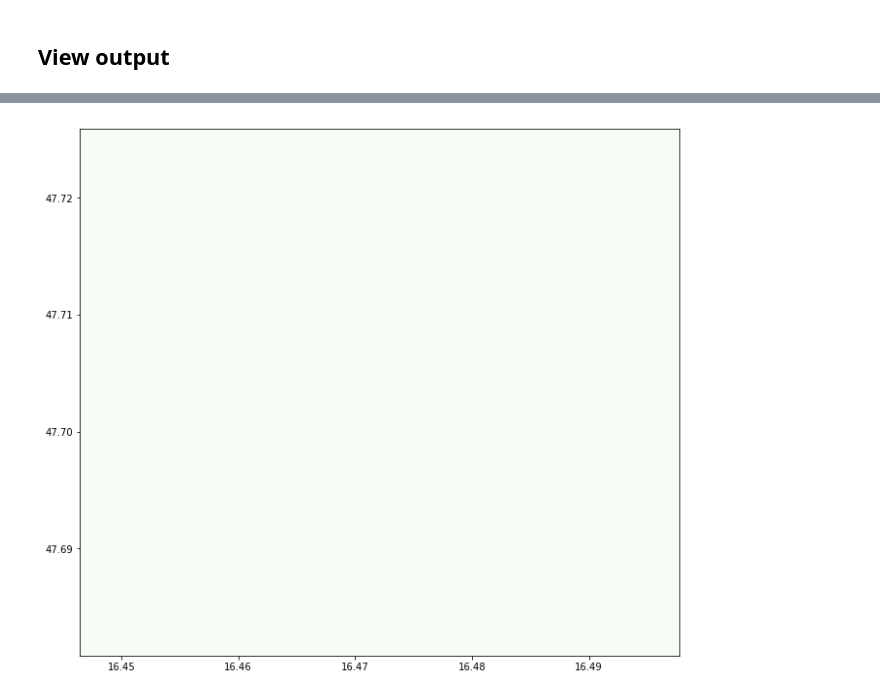
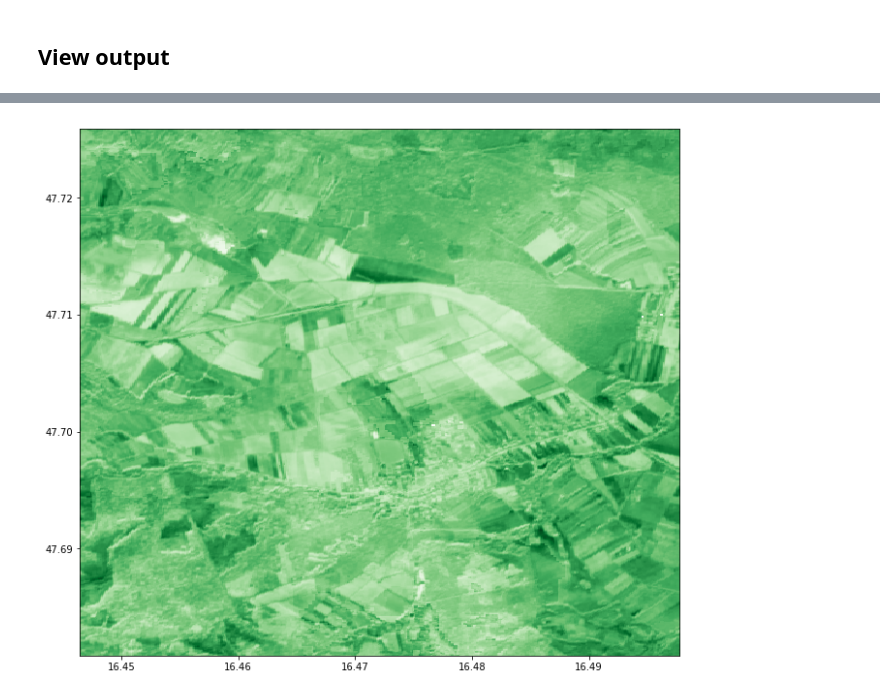
Before and after one commit to StefanBrand/masterdatacube, a Jupyter notebook: SH_Process_API.ipynb, the cells around one changed output, grey strips where cells are left out. Saved outputs shown, nothing was run; the diff lists cells and outputs as text; code cells hidden in the pictures.

```diff
--- a/SH_Process_API.ipynb
+++ b/SH_Process_API.ipynb
@@ -325,7 +326,7 @@ tar.extractall('../testing/')#('B04.tif', '../testing/')
 
 with rasterio.open(tar.extractfile('B08.tif')) as tif:
     pyplot.figure(figsize=(16,10))
-    show((tif,2), transform=tif.transform, cmap='Greens')
+    show((tif,1), transform=tif.transform, cmap='Greens')
 
 import json
 with open('../testing/userdata.json') as userdata:
@@ -352,4 +353,4 @@ with open('../testing/userdata.json') as userdata:
-[figure, old version]
+[figure, new version]
 {
   "metadata": [
     {
```
Also changed, not shown: parts of 4 cells of this notebook.
